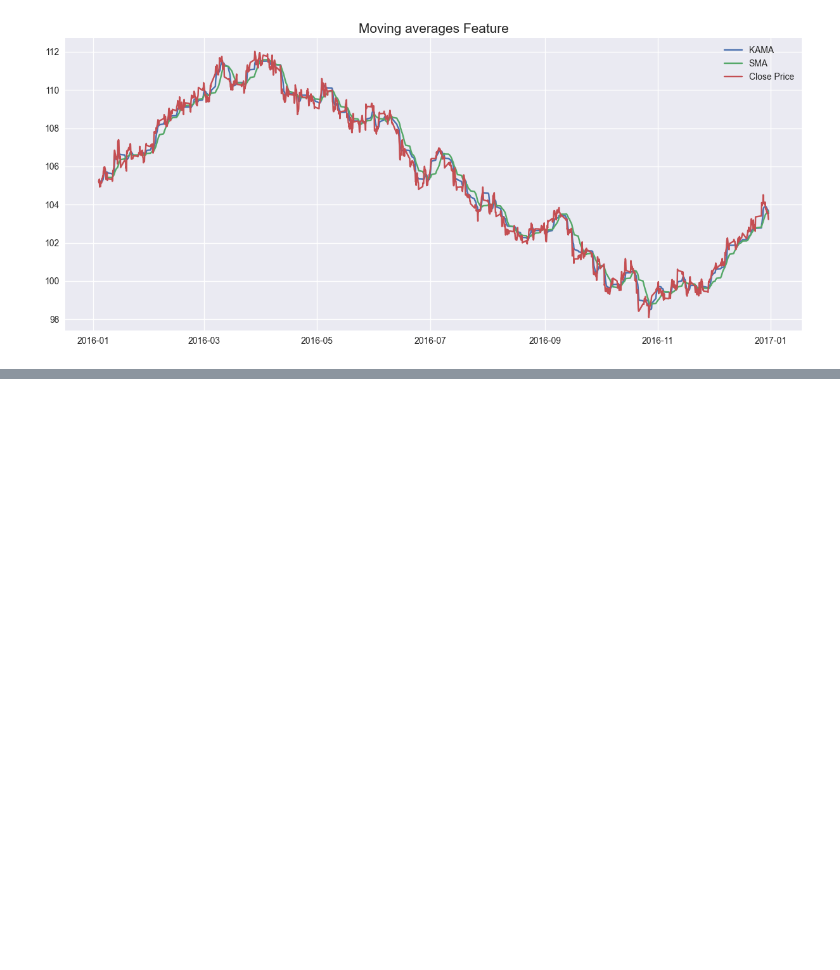
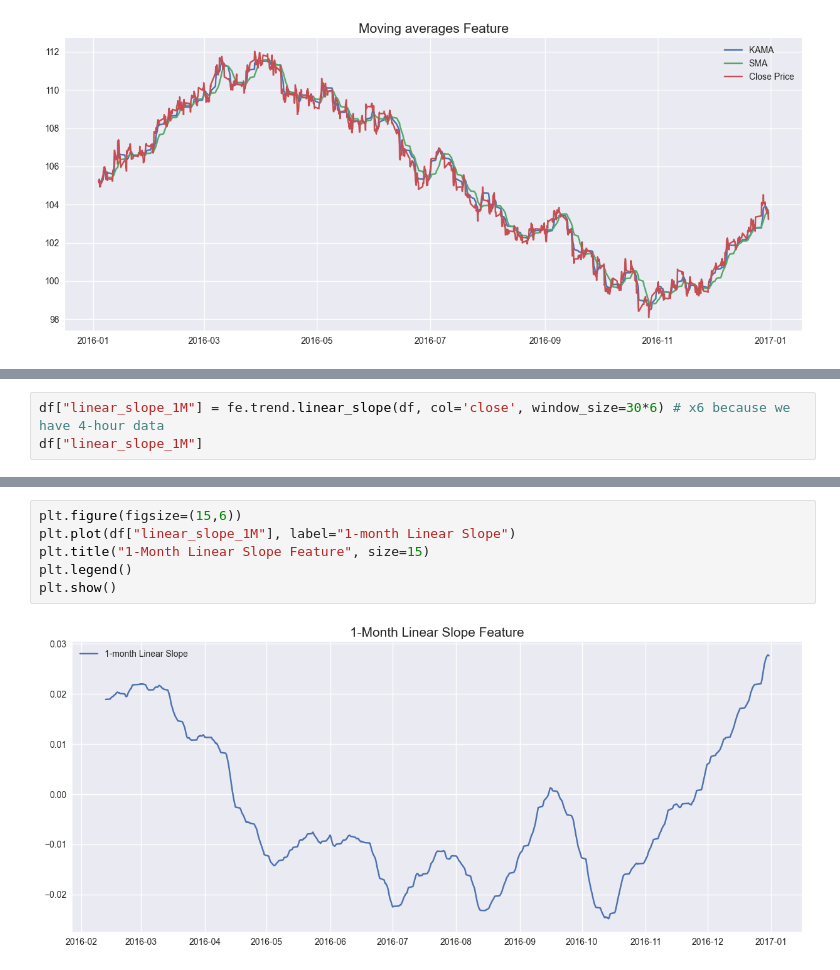
Before and after one commit to Quantreo/quantreo, a Jupyter notebook: docs/docs/tutorials/features-engineering-trend.ipynb, the cells around one changed output, grey strips where cells are left out. Saved outputs shown, nothing was run; the diff lists cells and outputs as text; blank space fills up the shorter version.

```diff
--- a/docs/docs/tutorials/features-engineering-trend.ipynb
+++ b/docs/docs/tutorials/features-engineering-trend.ipynb
@@ -141,0 +153,3 @@ plt.show()
+# %%
+df["linear_slope_1M"] = fe.trend.linear_slope(df, col='close', window_size=30*6) # x6 because we have 4-hour data
+df["linear_slope_1M"]
@@ -141,0 +170,8 @@ plt.show()
+# %%
+plt.figure(figsize=(15,6))
+plt.plot(df["linear_slope_1M"], label="1-month Linear Slope")
+plt.title("1-Month Linear Slope Feature", size=15)
+plt.legend()
+plt.show()
+# %% [output]
+[figure, added]
```
Also changed, not shown: parts of 2 cells of this notebook, 11 other files.
